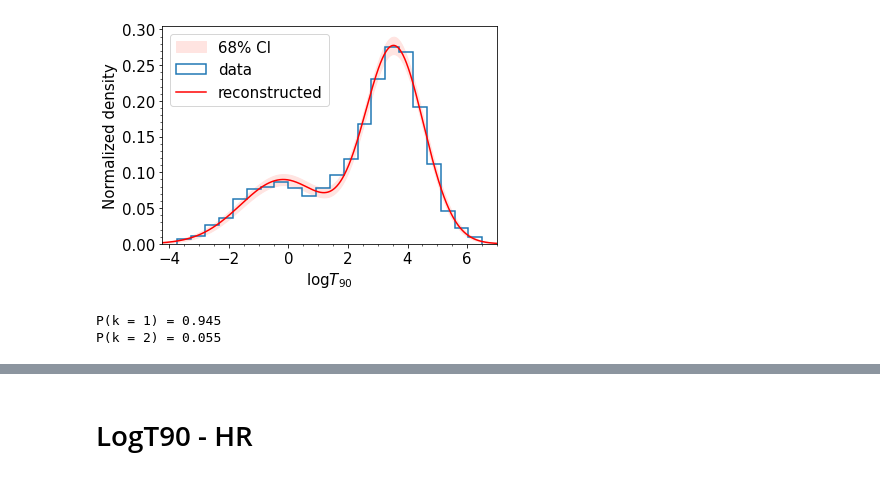
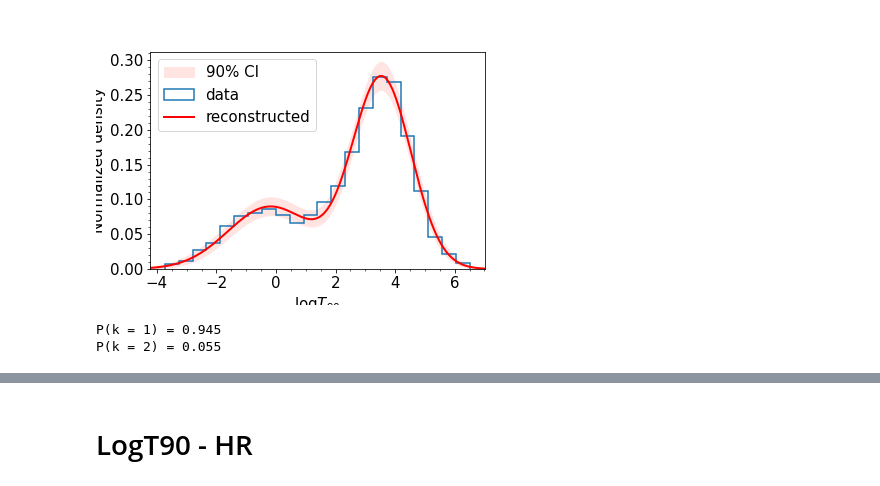
Before and after one commit to fdesanti/nested_sampling, a Jupyter notebook: posterior_analysis.ipynb, the cells around one changed output, grey strips where cells are left out. Cells and saved outputs as stored; diff of their text form; code cells hidden in the pictures.

```diff
--- a/posterior_analysis.ipynb
+++ b/posterior_analysis.ipynb
@@ -4,27 +4,27 @@ import numpy as np
 #best_estimates = main()
 import pandas as pd
 # %%
-%matplotlib inline
+%matplotlib widget
 n_gauss = 2
 path = f'results/{n_gauss}gauss_additional_priors'#_gaussian_errors'
 #path = 'results/2gauss'
 data_file = 'data/GRB_data.txt'
 
 #retrieve data
 data = np.genfromtxt(data_file)
 logT90, dlogT90, HR = data.T
 
 #retrieve posterior samples
 posteriors = Posteriorsamples(path, 'posterior.dat')
 best_estimates, _ = posteriors.get_best_estimate(CL='68')
-posteriors.plot_posterior_mixture(data = logT90, CL=68)
+posteriors.plot_posterior_mixture(data = logT90, CL=90)
 
 T90 = np.log(2)
 P1 = posteriors.compute_class_prob(T90, 1)
 P2 = posteriors.compute_class_prob(T90, 2)
 if n_gauss == 3:
     P3 = posteriors.compute_class_prob(T90, 3)
 # %% [output]
-[figure, old version]
+[figure, new version]
 P(k = 1) = 0.945
 P(k = 2) = 0.055
```
Also changed, not shown: parts of 8 cells of this notebook, 10 other files.
